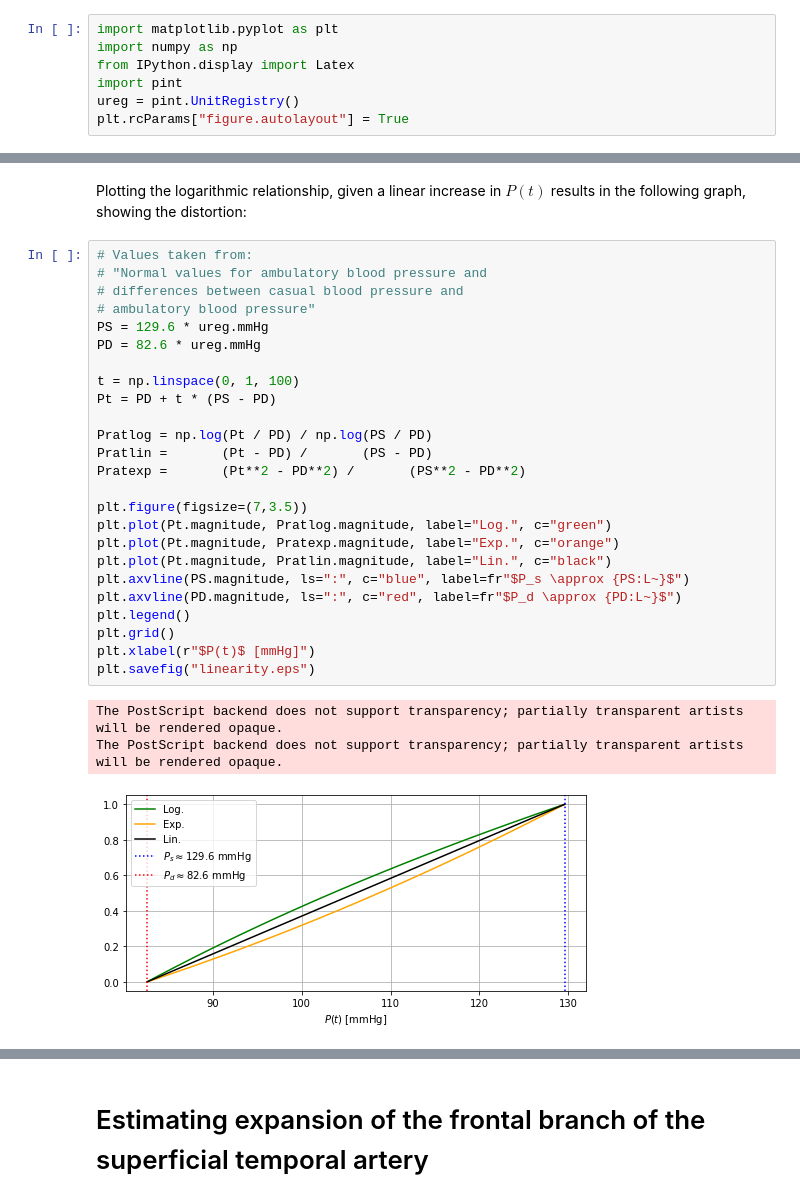
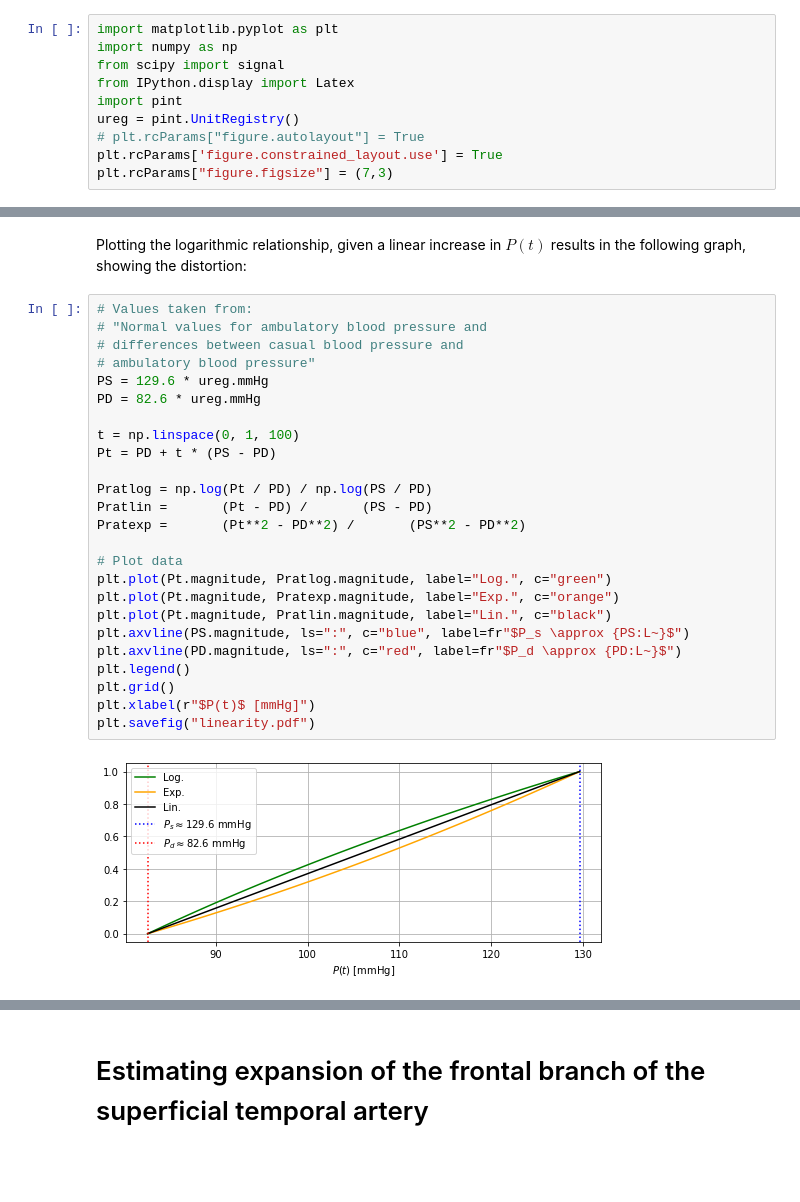
Before and after one commit to Oskari-Tuormaa/BAC, a Jupyter notebook: linearity/linearity.ipynb, the cells around one changed output, grey strips where cells are left out. Saved outputs shown, nothing was run; the diff lists cells and outputs as text; blank space fills up the shorter version.

Commit message:
Simulated conversion and plots as pdf

```diff
--- a/linearity/linearity.ipynb
+++ b/linearity/linearity.ipynb
@@ -3,10 +3,13 @@
 # %%
 import matplotlib.pyplot as plt
 import numpy as np
+from scipy import signal
 from IPython.display import Latex
 import pint
 ureg = pint.UnitRegistry()
-plt.rcParams["figure.autolayout"] = True
+# plt.rcParams["figure.autolayout"] = True
+plt.rcParams['figure.constrained_layout.use'] = True
+plt.rcParams["figure.figsize"] = (7,3)
 # %% [markdown]
 Given the exponential BP - artial cross section model:
 # %% [markdown]
@@ -26,29 +29,27 @@ Plotting the logarithmic relationship, given a linear increase in $P(t)$ results
 # %%
 # Values taken from:
 # "Normal values for ambulatory blood pressure and
 # differences between casual blood pressure and
 # ambulatory blood pressure"
 PS = 129.6 * ureg.mmHg
 PD = 82.6 * ureg.mmHg
 
 t = np.linspace(0, 1, 100)
 Pt = PD + t * (PS - PD)
 
 Pratlog = np.log(Pt / PD) / np.log(PS / PD)
 Pratlin =       (Pt - PD) /       (PS - PD)
 Pratexp =       (Pt**2 - PD**2) /       (PS**2 - PD**2)
 
-plt.figure(figsize=(7,3.5))
+# Plot data
 plt.plot(Pt.magnitude, Pratlog.magnitude, label="Log.", c="green")
 plt.plot(Pt.magnitude, Pratexp.magnitude, label="Exp.", c="orange")
 plt.plot(Pt.magnitude, Pratlin.magnitude, label="Lin.", c="black")
 plt.axvline(PS.magnitude, ls=":", c="blue", label=fr"$P_s \approx {PS:L~}$")
 plt.axvline(PD.magnitude, ls=":", c="red", label=fr"$P_d \approx {PD:L~}$")
 plt.legend()
 plt.grid()
 plt.xlabel(r"$P(t)$ [mmHg]")
-plt.savefig("linearity.eps")
+plt.savefig("linearity.pdf")
 # %% [output]
-The PostScript backend does not support transparency; partially transparent artists will be rendered opaque.
-The PostScript backend does not support transparency; partially transparent artists will be rendered opaque.
-[figure, old version]
+[figure, new version]
```
Also changed, not shown: parts of 3 cells of this notebook, 3 other files.
